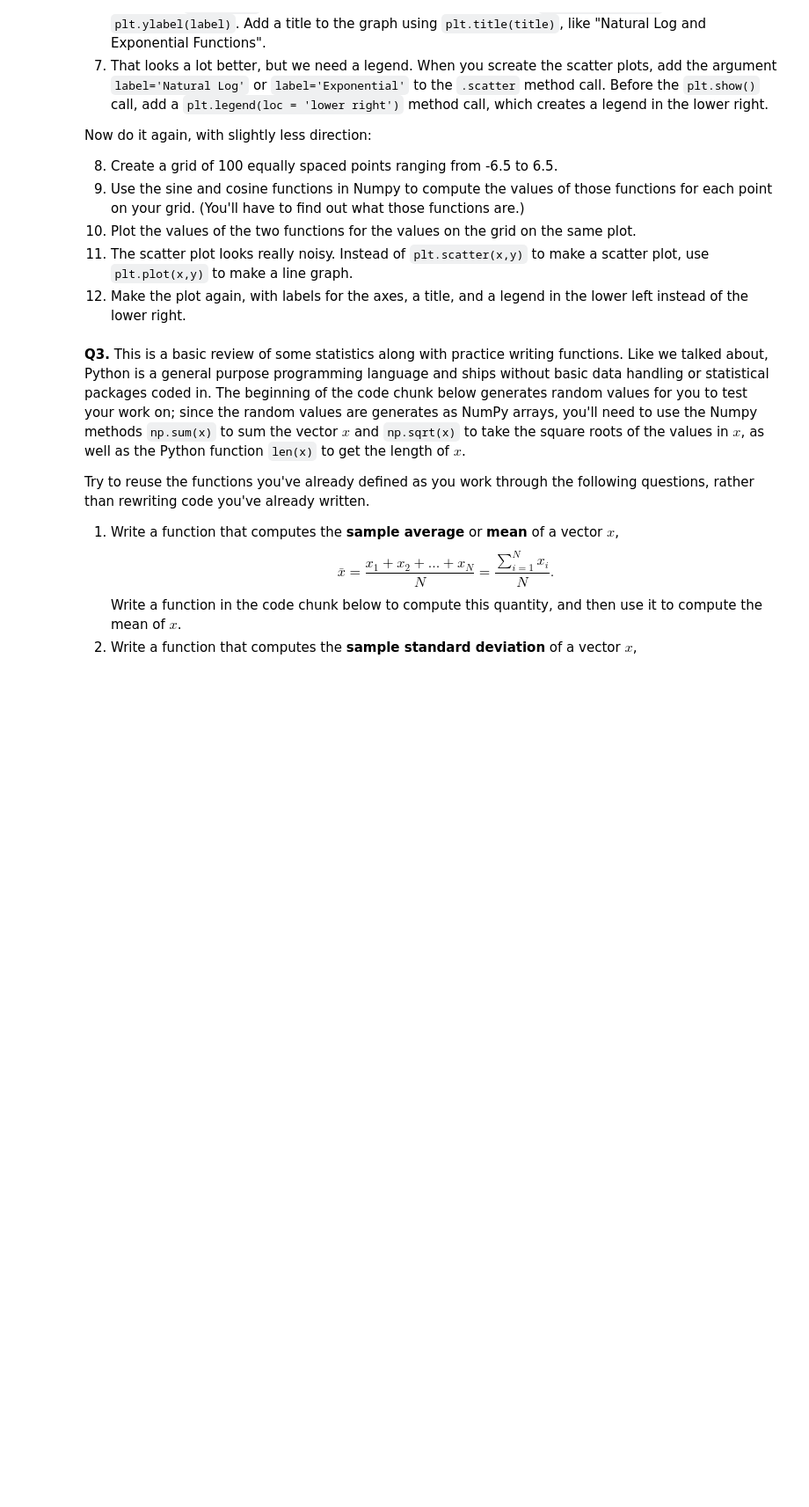
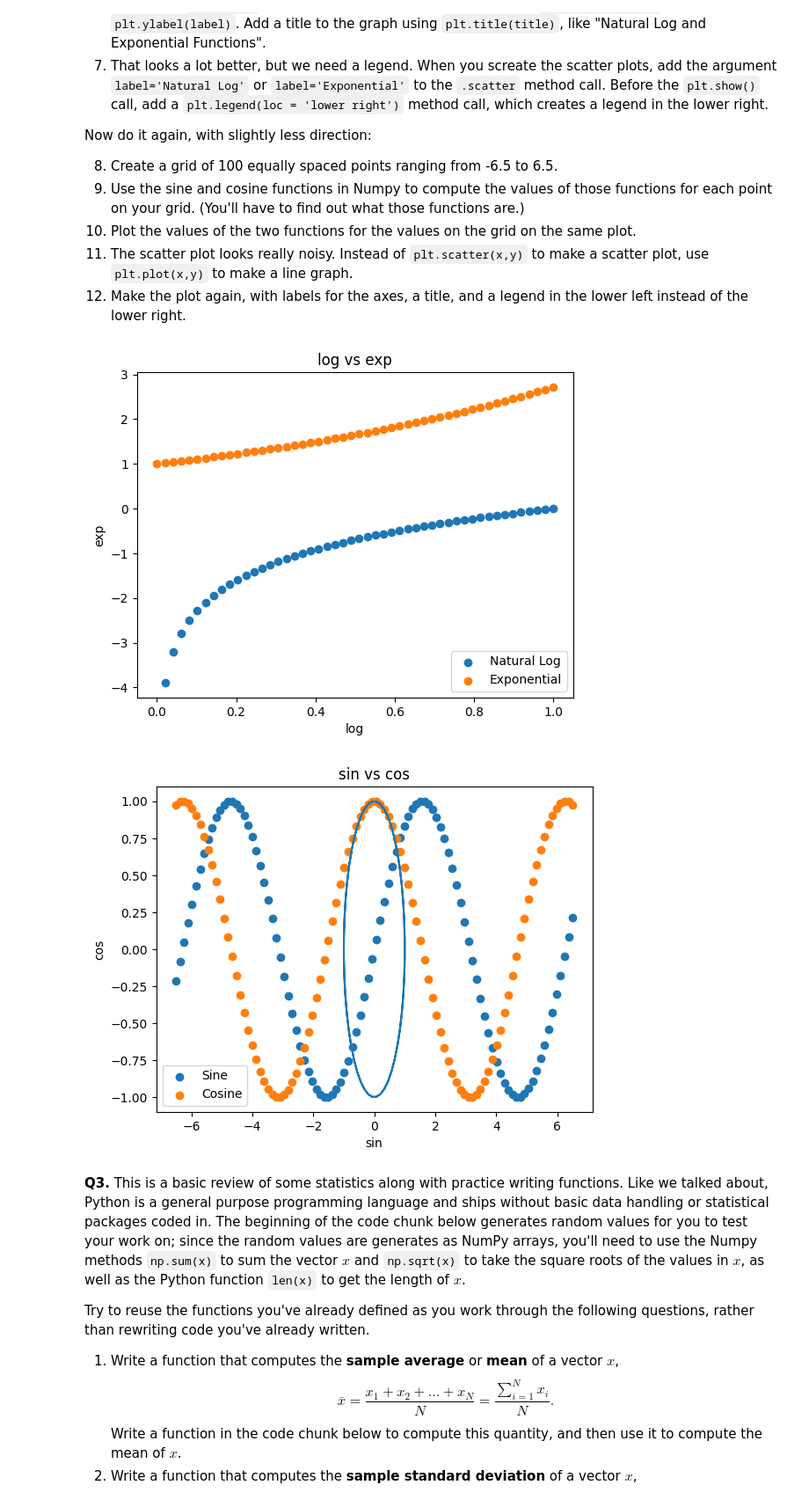
Before and after one commit to asongg/programming, a Jupyter notebook: assignment/assignment_programming.ipynb, the cells around one changed output. Shown at 88% size. Cells and saved outputs as stored; diff of their text form; code cells hidden in the pictures; blank space fills up the shorter version.

```diff
--- a/assignment/assignment_programming.ipynb
+++ b/assignment/assignment_programming.ipynb
@@ -51,6 +51,34 @@ Now do it again, with slightly less direction:
 # %%
 import numpy as np
 import matplotlib.pyplot as plt
+
+x = np.linspace(0, 1, 50)
+y = np.log(x)
+z = np.exp(x)
+
+plt.scatter(x, y, label = 'Natural Log')
+plt.scatter(x, z, label = 'Exponential')
+plt.xlabel("log")
+plt.ylabel("exp")
+plt.title("log vs exp")
+plt.legend(loc = 'lower right')
+plt.show()
+
+x = np.linspace(-6.5, 6.5, 100)
+y = np.sin(x)
+z = np.cos(x)
+
+plt.scatter(x, y, label = 'Sine')
+plt.scatter(x, z, label = 'Cosine')
+plt.plot(y, z)
+plt.xlabel("sin")
+plt.ylabel("cos")
+plt.title("sin vs cos")
+plt.legend(loc = 'lower left')
+plt.show()
+# %% [output]
+[figure, added]
+[figure, added]
 # %% [markdown]
 **Q3.** This is a basic review of some statistics along with practice writing functions. Like we talked about, Python is a general purpose programming language and ships without basic data handling or statistical packages coded in. The beginning of the code chunk below generates random values for you to test your work on; since the random values are generates as NumPy arrays, you'll need to use the Numpy methods `np.sum(x)` to sum the vector $x$ and `np.sqrt(x)` to take the square roots of the values in $x$, as well as the Python function `len(x)` to get the length of $x$.
 
```
